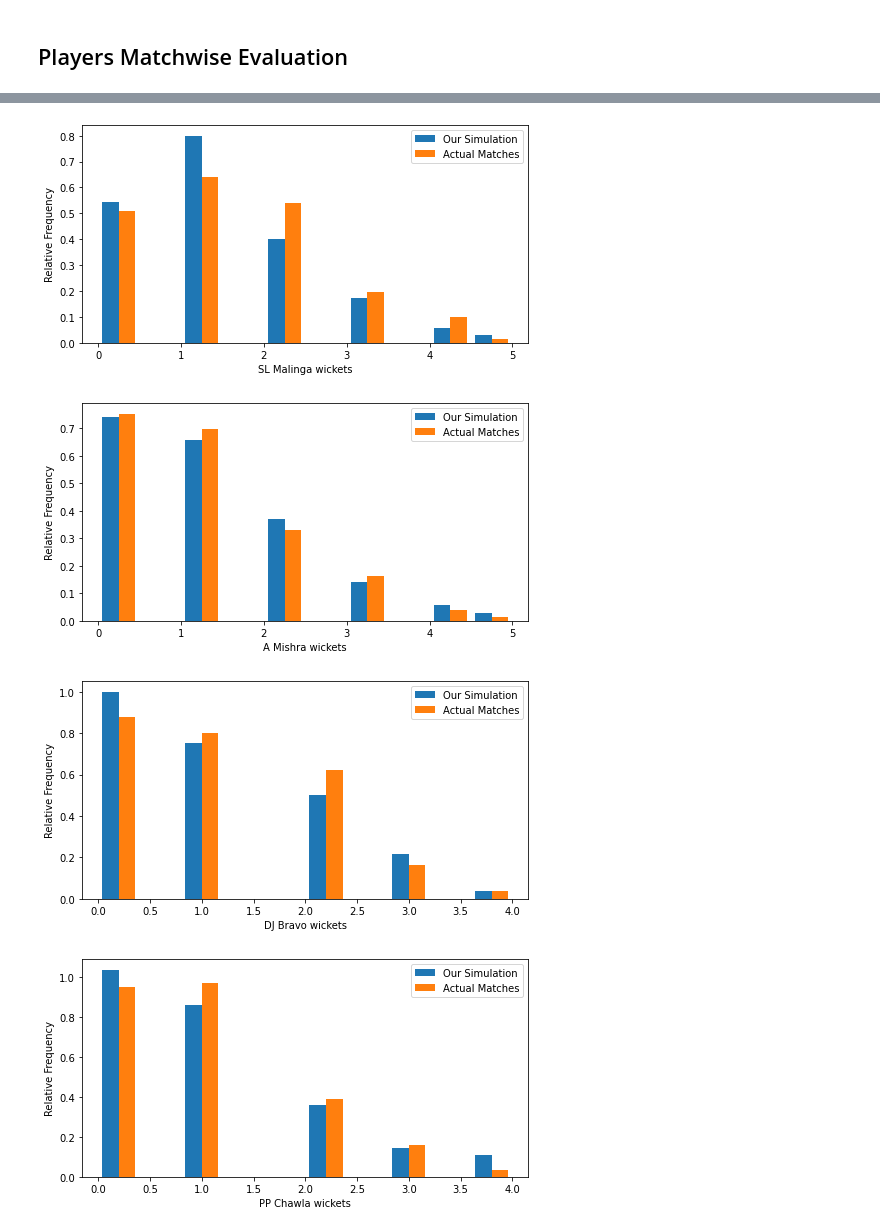
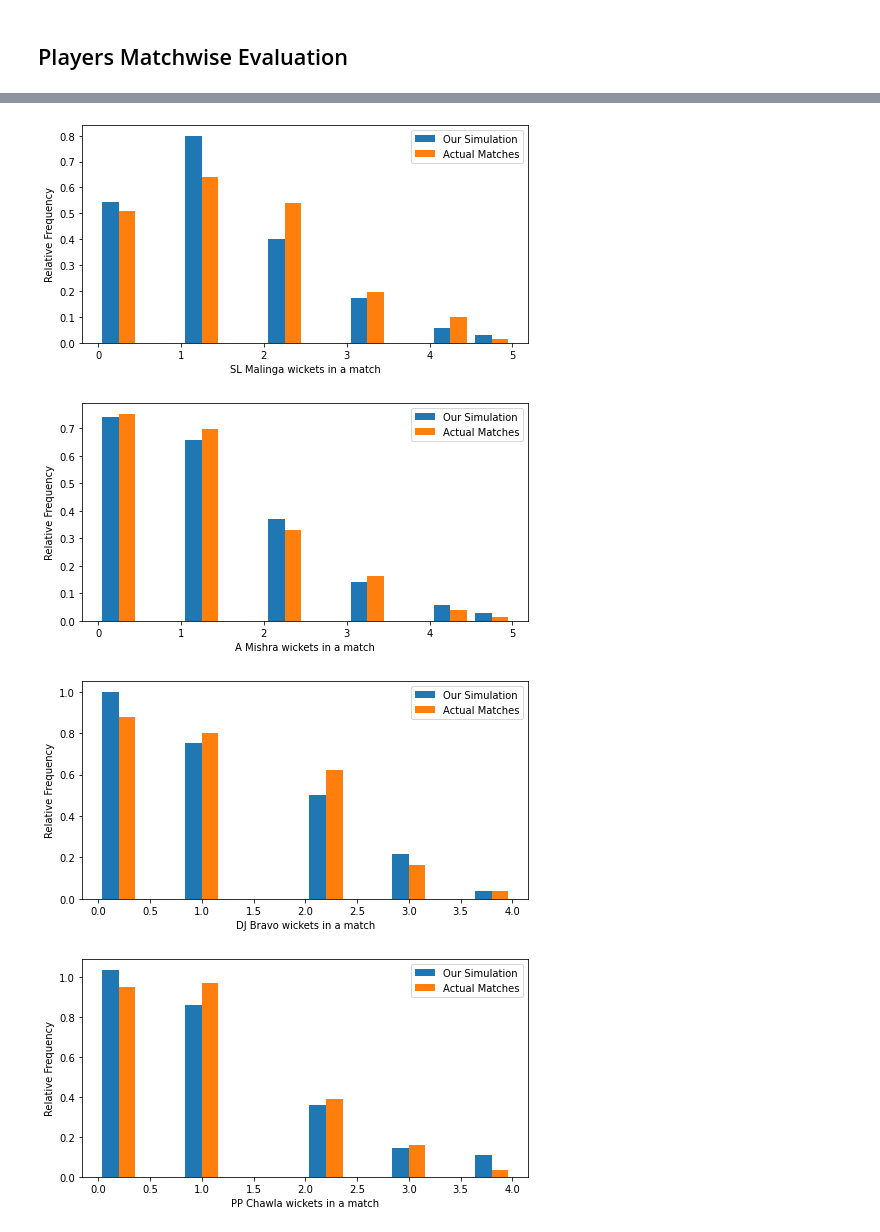
Before and after one commit to AravindM2803/IPL-Simulator, a Jupyter notebook: iplsim-dense/Evaluate.ipynb, the cells around one changed output, grey strips where cells are left out. Saved outputs shown, nothing was run; the diff lists cells and outputs as text; code cells hidden in the pictures.

Commit message:
evaluate ipynb: updated graphs

```diff
--- a/iplsim-dense/Evaluate.ipynb
+++ b/iplsim-dense/Evaluate.ipynb
@@ -118,11 +118,11 @@ evaluator = EvaluationMetrics(model_inn1, model_inn2,
 #     evaluator.display_table()
 #     evaluator.save_object("Evaluation/tournament3_1.pkl")
 # %%
-# actualstat = ActualStats("Evaluation/actual.pkl")
-actualstat = ActualStats()
-actualstat.run_df(1, True)
-actualstat.run_df(2, True)
-actualstat.save_object("Evaluation/actual.pkl")
+actualstat = ActualStats("Evaluation/actual.pkl")
+# actualstat = ActualStats()
+# actualstat.run_df(1, True)
+# actualstat.run_df(2, True)
+# actualstat.save_object("Evaluation/actual.pkl")
 # %%
 len(actualstat.chasing_stat), len(actualstat.total_stat)
 # %% [output]
@@ -273,14 +273,14 @@ for ind, val in enumerate([evaluator_chasing_stat, actual_chasing_stat]):
             team_outcome_dic[ind][match_stat["Chasing_Team"]][2] += 1
             team_outcome_dic[ind][match_stat["Defending_Team"]][1] += 1
 # %%
-for team in teams:
-    fig = plt.gcf()
-    fig.set_size_inches(8, 8)
-    plt.pie(team_outcome_dic[0][team], labels=labels, autopct="%.2f")
-    plt.legend(title = f"Our Simulation: {team}")
-    plt.show()
-    fig = plt.gcf()
-    fig.set_size_inches(8, 8)
-    plt.pie(team_outcome_dic[1][team], labels=labels, autopct="%.2f")
-    plt.legend(title = f"Actual Match: {team}")
-    plt.show()
+# for team in teams:
+#     fig = plt.gcf()
+#     fig.set_size_inches(8, 8)
+#     plt.pie(team_outcome_dic[0][team], labels=labels, autopct="%.2f")
+#     plt.legend(title = f"Our Simulation: {team}")
+#     plt.show()
+#     fig = plt.gcf()
+#     fig.set_size_inches(8, 8)
+#     plt.pie(team_outcome_dic[1][team], labels=labels, autopct="%.2f")
+#     plt.legend(title = f"Actual Match: {team}")
+#     plt.show()
@@ -441,7 +427,7 @@ for player in list(actual_batsmen_df["Unnamed: 0"])[:5]:
             density=True, bins=10,
             label=["Our Simulation", "Actual Matches"])
     plt.legend()
-    plt.xlabel(f"{player} scores")
+    plt.xlabel(f"{player} runs in a match")
     plt.ylabel("Relative Frequency")
     fig = plt.gcf()
     fig.set_size_inches(8, 4)
@@ -455,20 +441,20 @@ for player in list(actual_batsmen_df["Unnamed: 0"])[:5]:
 # %%
 for player in list(actual_bowler_df["Unnamed: 0"])[:5]:
     if player not in evaluator.bowler_stat:
         continue
     player_actual = [i["Wickets Taken"] for i in actualstat.bowler_stat[player]]
     player_evaluator = [i["Wickets Taken"] for i in evaluator.bowler_stat[player]]
     plt.hist([player_evaluator, player_actual],
             density=True, bins=10,
             label=["Our Simulation", "Actual Matches"])
     plt.legend()
-    plt.xlabel(f"{player} wickets")
+    plt.xlabel(f"{player} wickets in a match")
     plt.ylabel("Relative Frequency")
     fig = plt.gcf()
     fig.set_size_inches(8, 4)
     plt.show()
 # %% [output]
-[figure, old version]
+[figure, new version]
-[figure, old version]
+[figure, new version]
-[figure, old version]
+[figure, new version]
-[figure, old version]
+[figure, new version]
```
Also changed, not shown: parts of 3 cells of this notebook.
